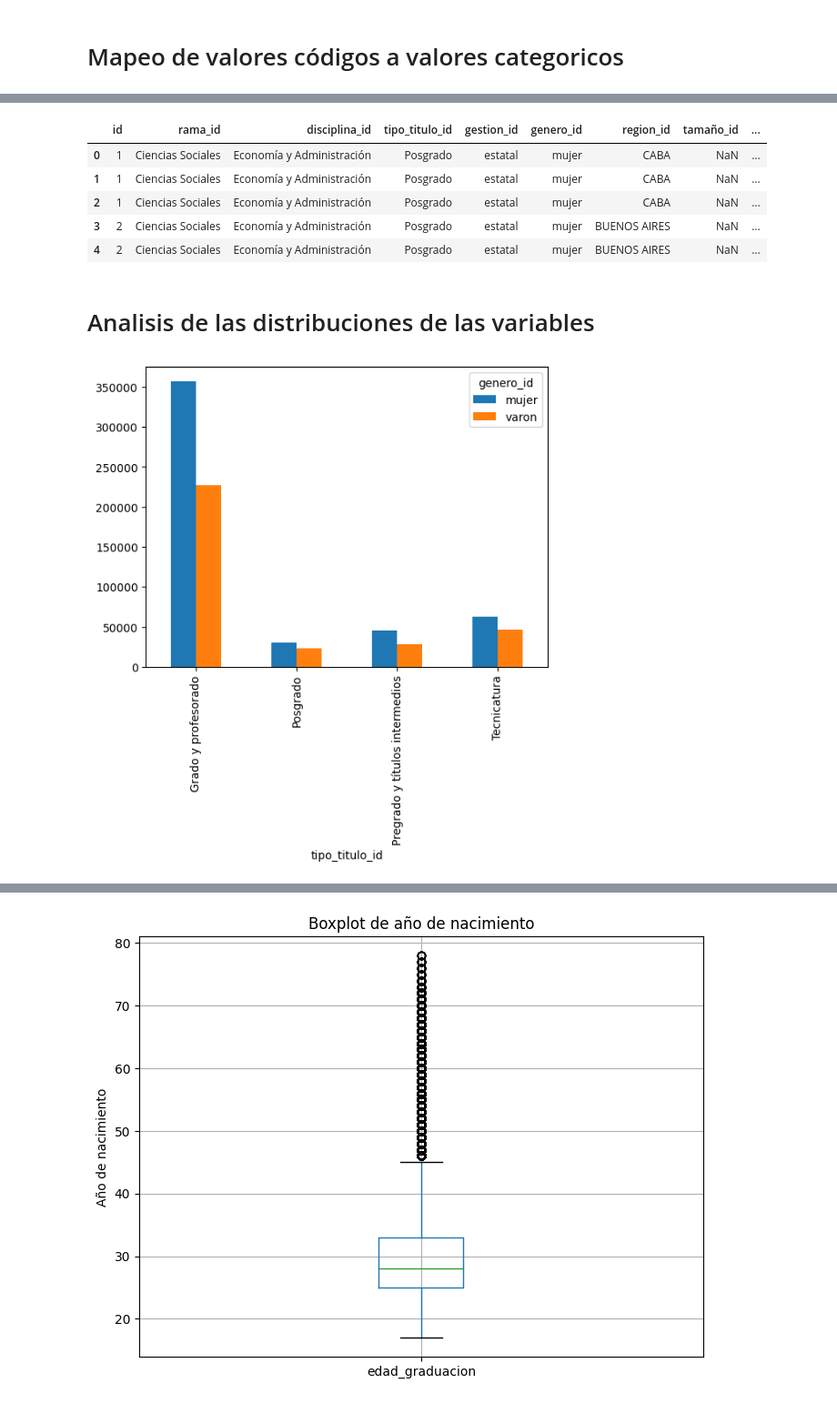
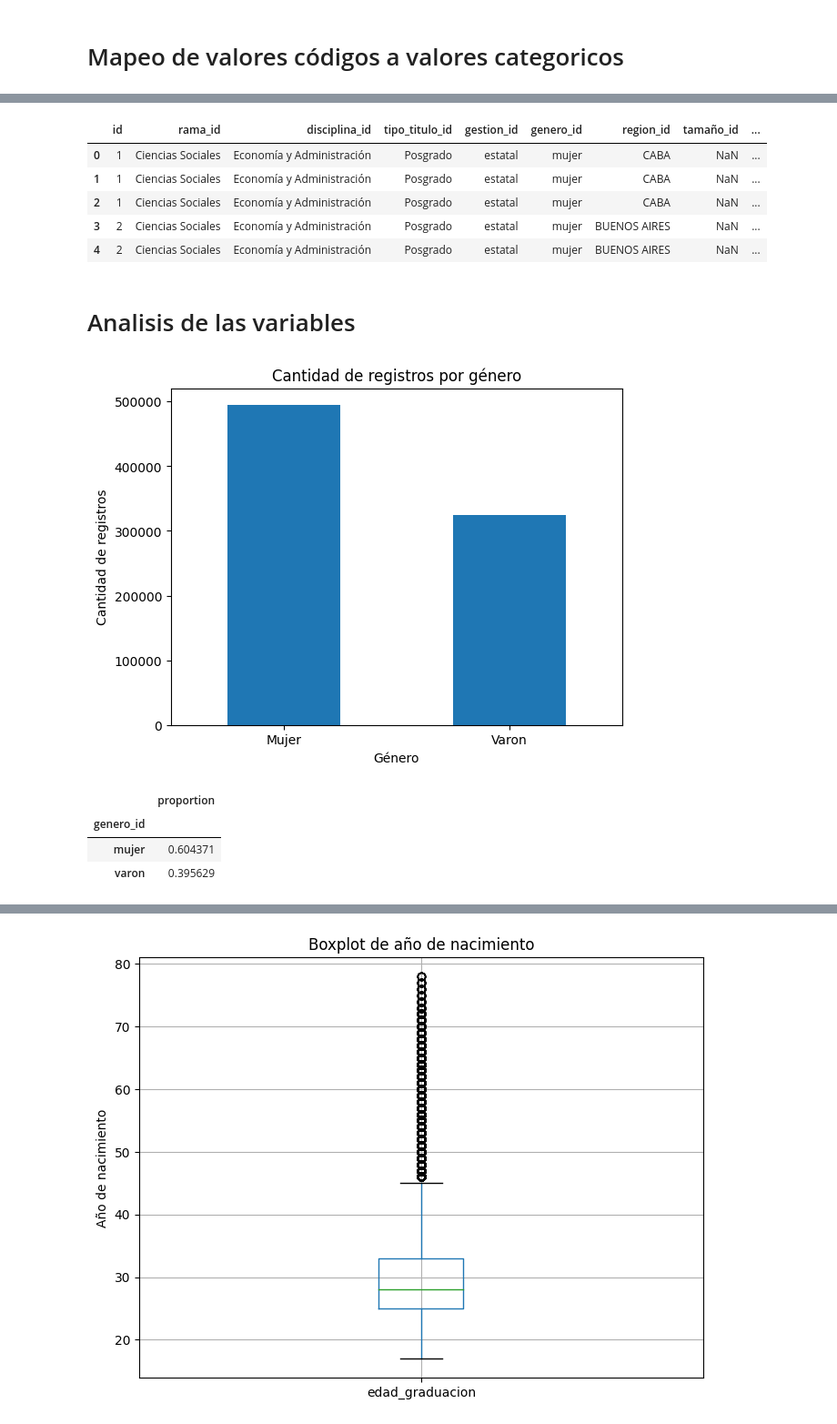
Before and after one commit to itssofiarce/regresion-fcdd, a Jupyter notebook: main.ipynb, the cells around one changed output, grey strips where cells are left out. Shown: that part at 91% size. Drawn from its saved outputs; the diff is of its cells as text; code cells hidden in the pictures.

Commit message:
analisis completo de vars

```diff
--- a/main.ipynb
+++ b/main.ipynb
@@ -146,19 +133,31 @@ df.head()
 # %%
 df_etiquetado=mapear_codigos_valores(df, '/content/drive/MyDrive/Datos FCDD/diccionario.xlsx', ['rama', 'disciplina', 'titulo', 'gestion', 'genero', 'region', 'tamaño', 'letra', 'letra'])
-# %%
-df_etiquetado.head()
-# %% [output]
-|  | id | rama_id | disciplina_id | tipo_titulo_id | gestion_id | genero_id | region_id | tamaño_id | ... |
-| 0 | 1 | Ciencias Sociales | Economía y Administración | Posgrado | estatal | mujer | CABA | NaN | ... |
-| 1 | 1 | Ciencias Sociales | Economía y Administración | Posgrado | estatal | mujer | CABA | NaN | ... |
-| 2 | 1 | Ciencias Sociales | Economía y Administración | Posgrado | estatal | mujer | CABA | NaN | ... |
-| 3 | 2 | Ciencias Sociales | Economía y Administración | Posgrado | estatal | mujer | BUENOS AIRES | NaN | ... |
-| 4 | 2 | Ciencias Sociales | Economía y Administración | Posgrado | estatal | mujer | BUENOS AIRES | NaN | ... |
+# %%
+# Chequeamos que se hayan hecho bien los cambios
+df_etiquetado.head()
+# %% [output]
+|  | id | rama_id | disciplina_id | tipo_titulo_id | gestion_id | genero_id | region_id | tamaño_id | ... |
+| 0 | 1 | Ciencias Sociales | Economía y Administración | Posgrado | estatal | mujer | CABA | NaN | ... |
+| 1 | 1 | Ciencias Sociales | Economía y Administración | Posgrado | estatal | mujer | CABA | NaN | ... |
+| 2 | 1 | Ciencias Sociales | Economía y Administración | Posgrado | estatal | mujer | CABA | NaN | ... |
+| 3 | 2 | Ciencias Sociales | Economía y Administración | Posgrado | estatal | mujer | BUENOS AIRES | NaN | ... |
+| 4 | 2 | Ciencias Sociales | Economía y Administración | Posgrado | estatal | mujer | BUENOS AIRES | NaN | ... |
 # %% [markdown]
-# Analisis de las distribuciones de las variables
+# Analisis de las variables
-# %%
-# Gráfico de barras de sexo segun tipo del título
-plot = pd.crosstab(index=df_etiquetado['tipo_titulo_id'],
-                    columns=df_etiquetado['genero_id']).plot(kind='bar')
-# %% [output]
-[figure, removed]
+# %%
+df_etiquetado['genero_id'].value_counts().plot(kind='bar', rot=0)
+plt.ylabel('Cantidad de registros')
+plt.xlabel('Género')
+plt.title('Cantidad de registros por género')
+plt.xticks([0, 1], ['Mujer', 'Varon'])
+plt.show()
+# %% [output]
+[figure, added]
+# %%
+# Porcentage que representa cada entrada por genero
+df_etiquetado['genero_id'].value_counts(normalize=True).to_frame()
+# %% [output]
+|  | proportion |
+| genero_id |  |
+| mujer | 0.604371 |
+| varon | 0.395629 |
```
Also changed, not shown: parts of 37 cells of this notebook.
